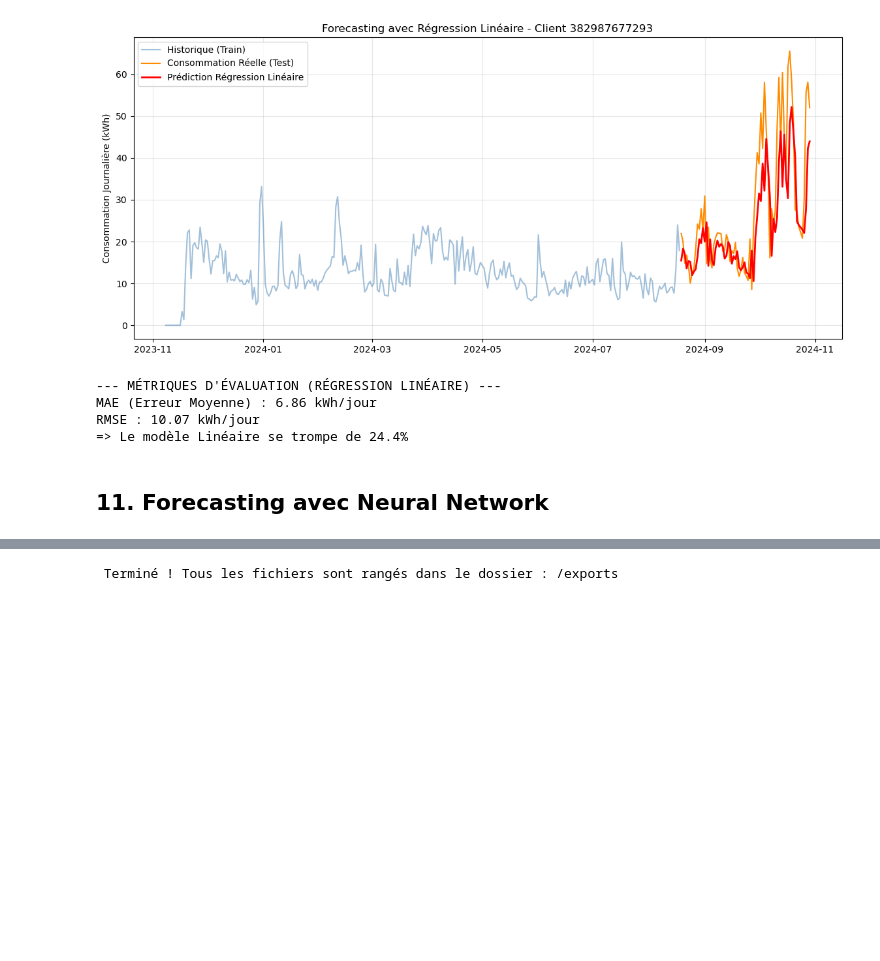
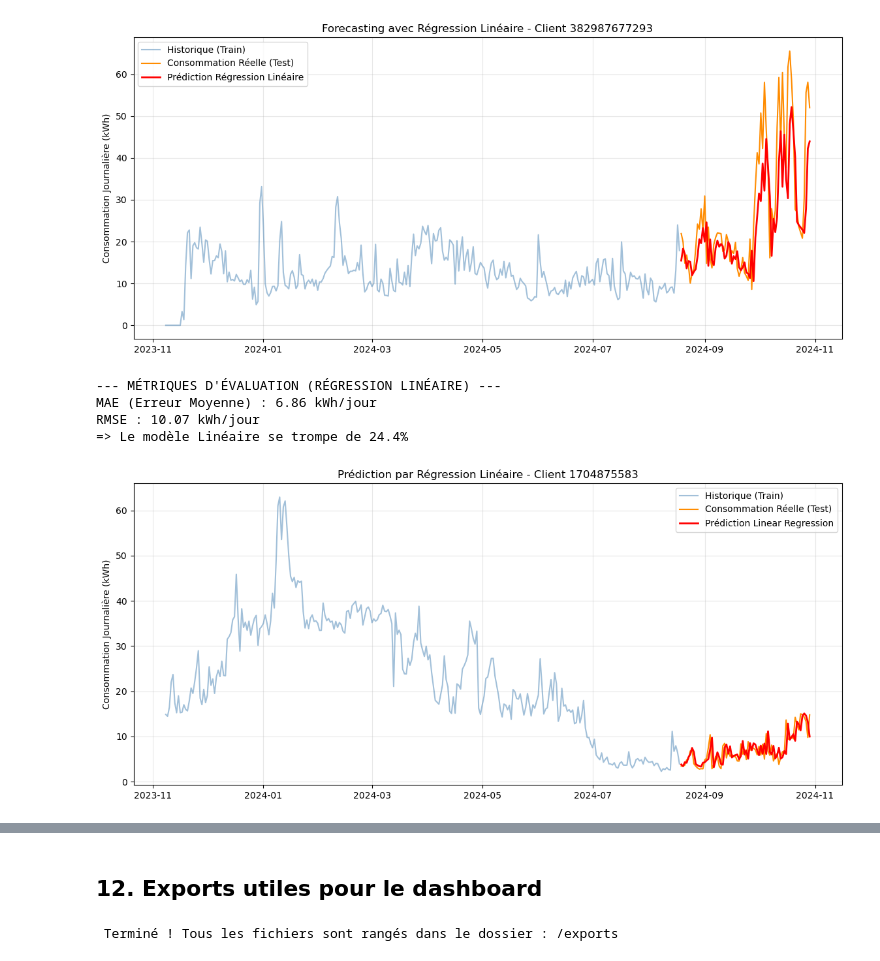
Before and after one commit to leonore-belle/projet-datascience-enedis, a Jupyter notebook: correction_td1.ipynb, the cells around one changed output, grey strips where cells are left out. Drawn from its saved outputs; the diff is of its cells as text; code cells hidden in the pictures; blank space fills up the shorter version.

```diff
--- a/correction_td1.ipynb
+++ b/correction_td1.ipynb
@@ -1243,5 +1389,75 @@ print(f"=> Le modèle Linéaire se trompe de {erreur_pct_lr:.1f}%")
 MAE (Erreur Moyenne) : 6.86 kWh/jour
 RMSE : 10.07 kWh/jour
 => Le modèle Linéaire se trompe de 24.4%
-# %% [markdown]
-## 11. Forecasting avec Neural Network
+# %%
+from sklearn.linear_model import LinearRegression
+from sklearn.metrics import mean_absolute_error, mean_squared_error
+import numpy as np
+import pandas as pd
+import matplotlib.pyplot as plt
+
+# 1. Préparation des données (Identique au RF pour garantir la comparaison)
+# On reprend exactement le même client
+client_test_id = daily['pdl_id'].unique()[0]
+df_client = daily[daily['pdl_id'] == client_test_id][['date', 'daily_kwh', 'dow', 'is_weekend']].copy()
+
+# Correction d'unité
+df_client['daily_kwh'] = df_client['daily_kwh'] / 1000
+df_client['date'] = pd.to_datetime(df_client['date'])
+df_client.set_index('date', inplace=True)
+df_client = df_client.sort_index()
+
+# 2. Création des Lags
+df_client['conso_hier'] = df_client['daily_kwh'].shift(1)
+df_client['conso_semaine_derniere'] = df_client['daily_kwh'].shift(7)
+df_client = df_client.dropna()
+
+# 3. Définir X et y
+X_fore = df_client[['conso_hier', 'conso_semaine_derniere', 'dow', 'is_weekend']]
+y_fore = df_client['daily_kwh']
+
+# 4. Séparation Train / Test chronologique
+train_size = int(len(df_client) * 0.8)
+X_train_f, X_test_f = X_fore.iloc[:train_size], X_fore.iloc[train_size:]
+y_train_f, y_test_f = y_fore.iloc[:train_size], y_fore.iloc[train_size:]
+
+# --- LA SEULE DIFFÉRENCE MAJEURE EST ICI ---
+# 5. Entraînement du modèle Linear Regression
+modele_lr_fore = LinearRegression()
+modele_lr_fore.fit(X_train_f, y_train_f)
+
+# 6. Prédiction
+predictions_lr = modele_lr_fore.predict(X_test_f)
+# --------------------------------------------
+# 7. Affichage Graphique (Version Ligne Pleine)
+plt.figure(figsize=(14, 6))
+plt.plot(y_train_f.index, y_train_f, label='Historique (Train)', color='steelblue', alpha=0.5)
+plt.plot(y_test_f.index, y_test_f, label='Consommation Réelle (Test)', color='darkorange')
+
+# Modification ici : on enlève linestyle='--'
+plt.plot(y_test_f.index, predictions_lr, color='red', label='Prédiction Linear Regression', linewidth=2)
+
+plt.title(f"Prédiction par Régression Linéaire - Client {client_test_id}")
+plt.ylabel("Consommation Journalière (kWh)")
+plt.legend()
+plt.grid(True, alpha=0.3)
+plt.show()
+# 8. Métriques
+mae_lr = mean_absolute_error(y_test_f, predictions_lr)
+rmse_lr = np.sqrt(mean_squared_error(y_test_f, predictions_lr))
+moyenne_client = y_test_f.mean()
+
+print("\n--- MÉTRIQUES D'ÉVALUATION (LINEAR REGRESSION) ---")
+print(f"Consommation moyenne réelle : {moyenne_client:.2f} kWh/jour")
+print(f"MAE  : {mae_lr:.2f} kWh/jour")
+print(f"RMSE : {rmse_lr:.2f} kWh/jour")
+
+erreur_pourcentage = (mae_lr / moyenne_client) * 100
+print(f"=> Erreur moyenne : {erreur_pourcentage:.1f}%")
+
+# Bonus : Regarder l'importance des variables
+coeffs = pd.DataFrame({"Variable": X_fore.columns, "Poids (Coeff)": modele_lr_fore.coef_})
+print("\n--- IMPACT DES VARIABLES ---")
+print(coeffs)
+# %% [output]
+[figure, added]
@@ -1248,3 +1476,5 @@ RMSE : 10.07 kWh/jour
+# %% [markdown]
+## 12. Exports utiles pour le dashboard
 # %%
 import joblib
 import os
```
Also changed, not shown: parts of 6 cells of this notebook.
